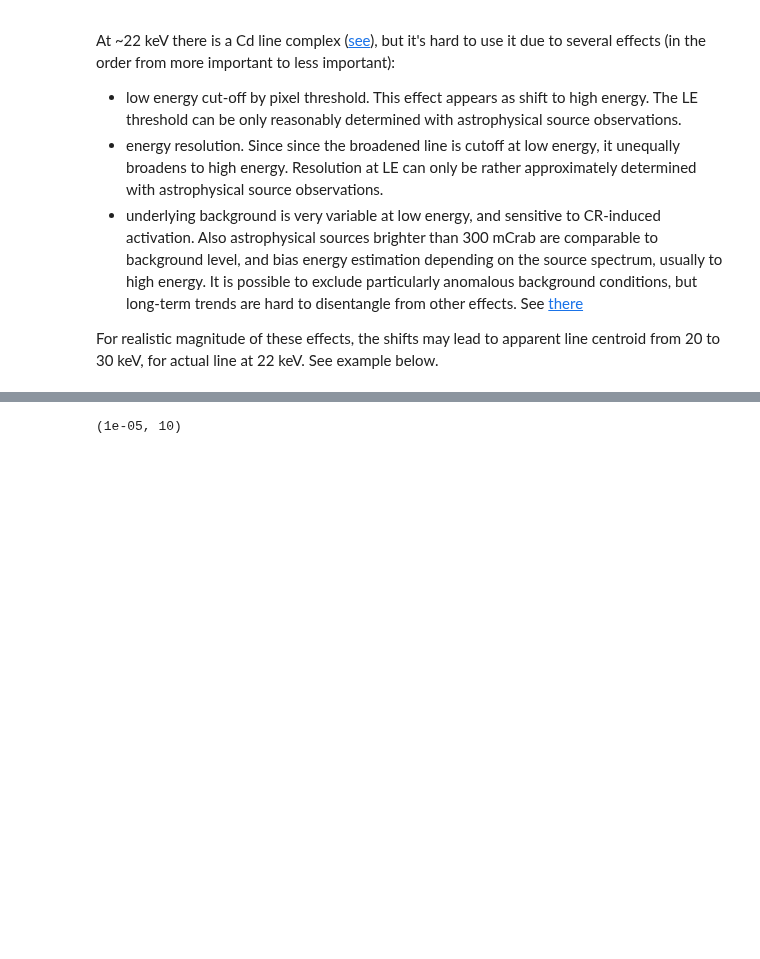
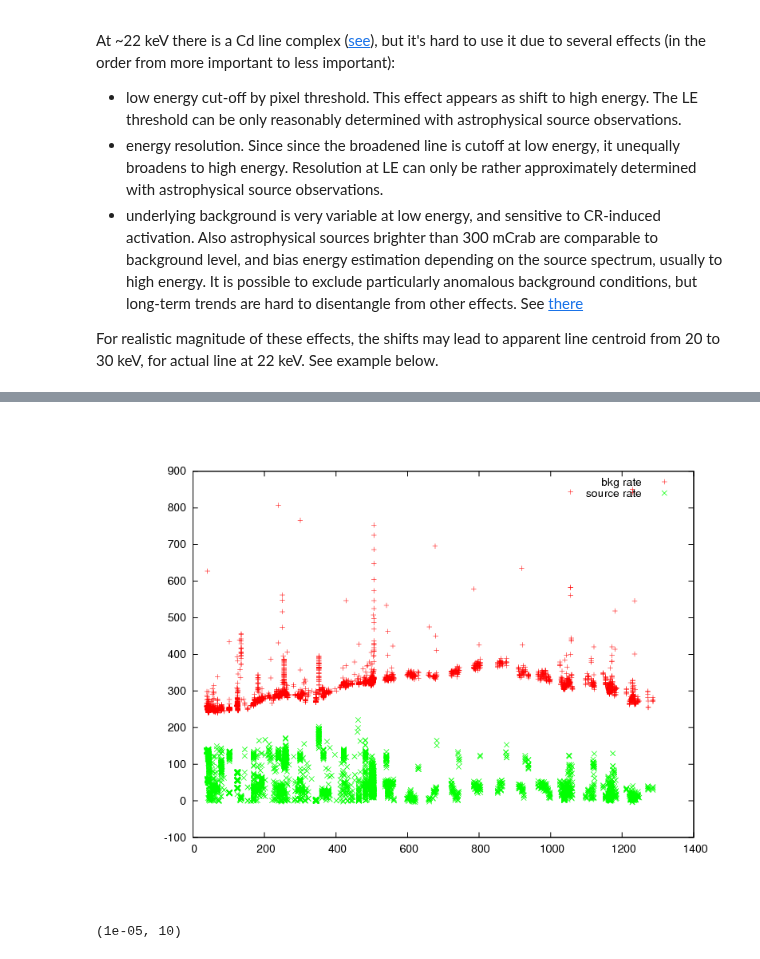
Before and after one commit to volodymyrss/integral-ibis-isgri-le-response, a Jupyter notebook: readme.ipynb, the cells around one changed output, grey strips where cells are left out. Saved outputs shown, nothing was run; the diff lists cells and outputs as text; code cells hidden in the pictures; blank space fills up the shorter version.

Commit message:
image

```diff
--- a/readme.ipynb
+++ b/readme.ipynb
@@ -23,3 +22,9 @@ Below, shown separately background and source rates
+# %%
+from IPython.display import Image
+import requests
+Image(data=requests.get('https://volodymyrss.github.io/imgb/detelc_decomposed.png.1406121161.88b8ca491b').content)
+# %% [output]
+[figure, added]
 # %%
 plt.figure(figsize=(15, 10))
 
```
Also changed, not shown: parts of 1 cell of this notebook.
